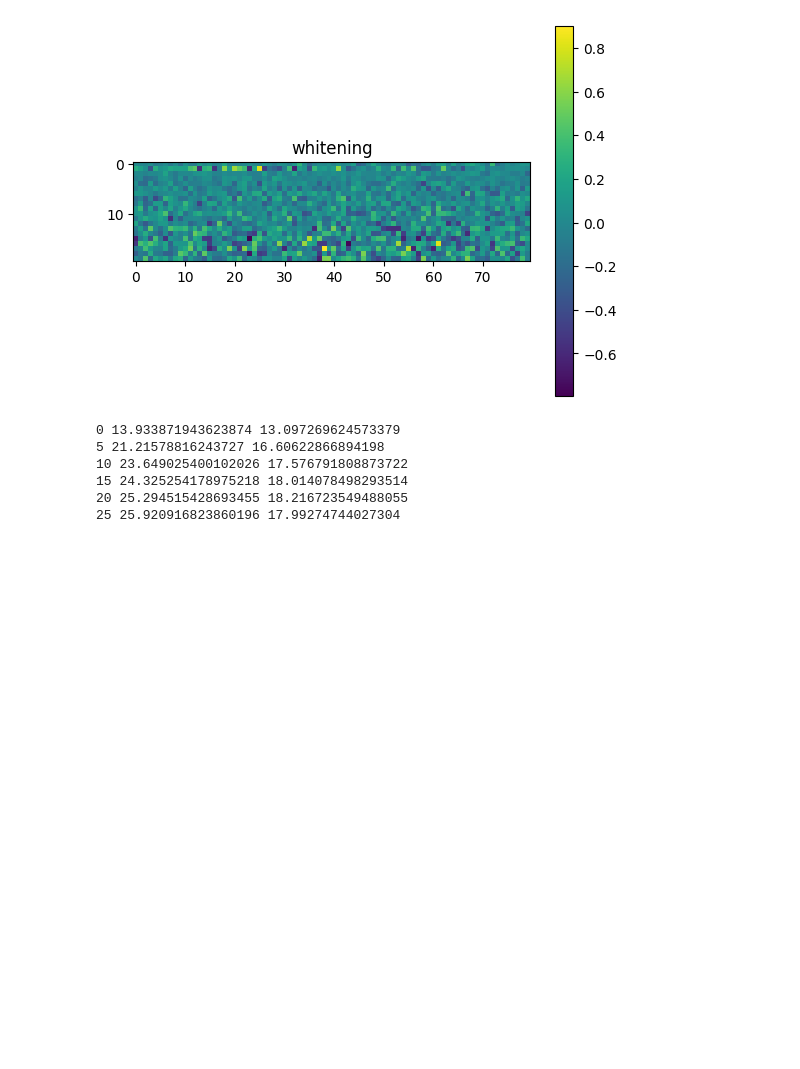
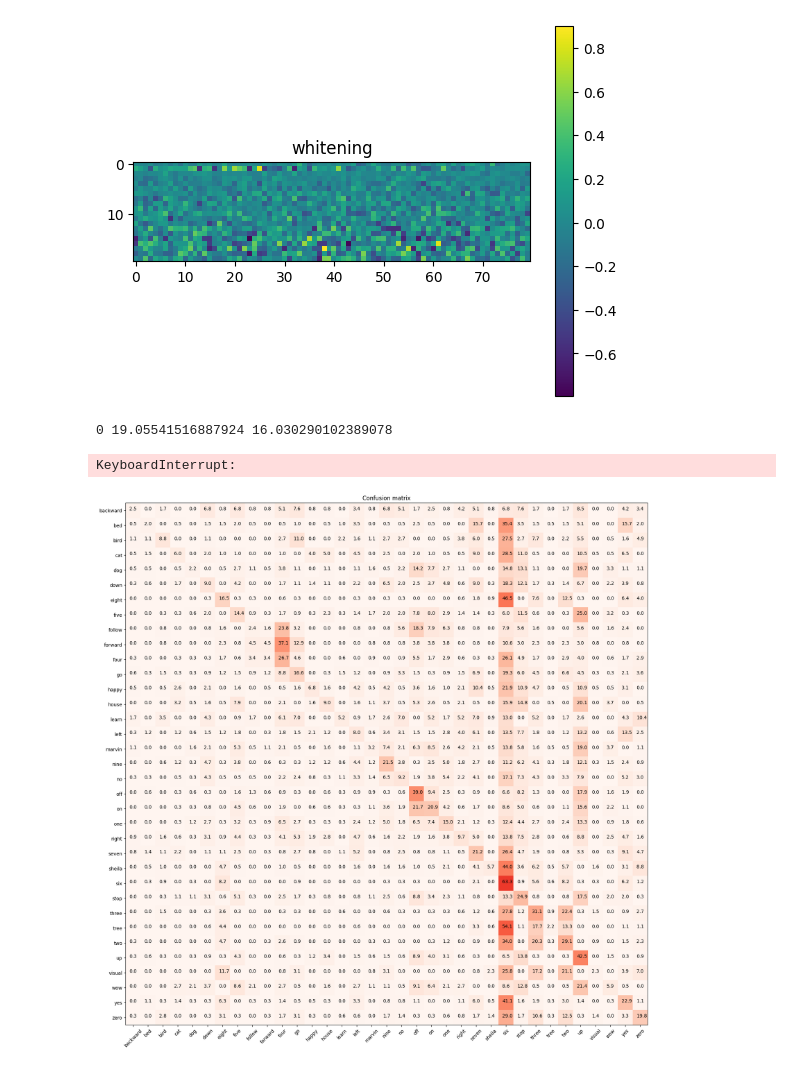
Before and after one commit to DavideLigari/speech-recognition, a Jupyter notebook: my-code/main.ipynb, the cells around one changed output. Drawn from its saved outputs; the diff is of its cells as text; code cells hidden in the pictures; blank space fills up the shorter version.

```diff
--- a/my-code/main.ipynb
+++ b/my-code/main.ipynb
@@ -67,14 +67,14 @@ plt.show()
 [figure]
 # %%
 import trainmodel as tm
-
+xTrainMV, xTestMV = tm.mean_variance_normalization(Xtrain, Xtest)
 m = xTrainMV.shape[0]
-net = pvml.MLP([1600, 35])
+net = pvml.MLP([1600,128, 35])
 plt.ion()
 train_accs = []
 test_accs = []
 epochs = []
-batch_size = 50
+batch_size = 20
 for epoch in range(30):
     net.train(xTrainMV, Ytrain, 1e-4, steps=m // batch_size,
               batch=batch_size)
@@ -87,9 +87,16 @@ for epoch in range(30):
         epochs.append(epoch)
 net.save("model.npz")
 # %% [output]
-0 13.933871943623874 13.097269624573379
-5 21.21578816243727 16.60622866894198
-10 23.649025400102026 17.576791808873722
-15 24.325254178975218 18.014078498293514
-20 25.294515428693455 18.216723549488055
-25 25.920916823860196 17.99274744027304
+0 19.05541516887924 16.030290102389078
+KeyboardInterrupt:
+# %%
+import analysis as an
+import trainmodel as tm
+import pvml
+xTrainMV, xTestMV = tm.mean_variance_normalization(Xtrain, Xtest)
+network = pvml.MLP.load("model.npz")
+predictions, logits = network.inference(xTestMV)
+cmat = an.make_confusion_matrix(predictions, Ytest)
+an.show_confusion_matrix(Ytest, predictions, words)
+# %% [output]
+[figure, added]
```
Also changed, not shown: 2 other files.
